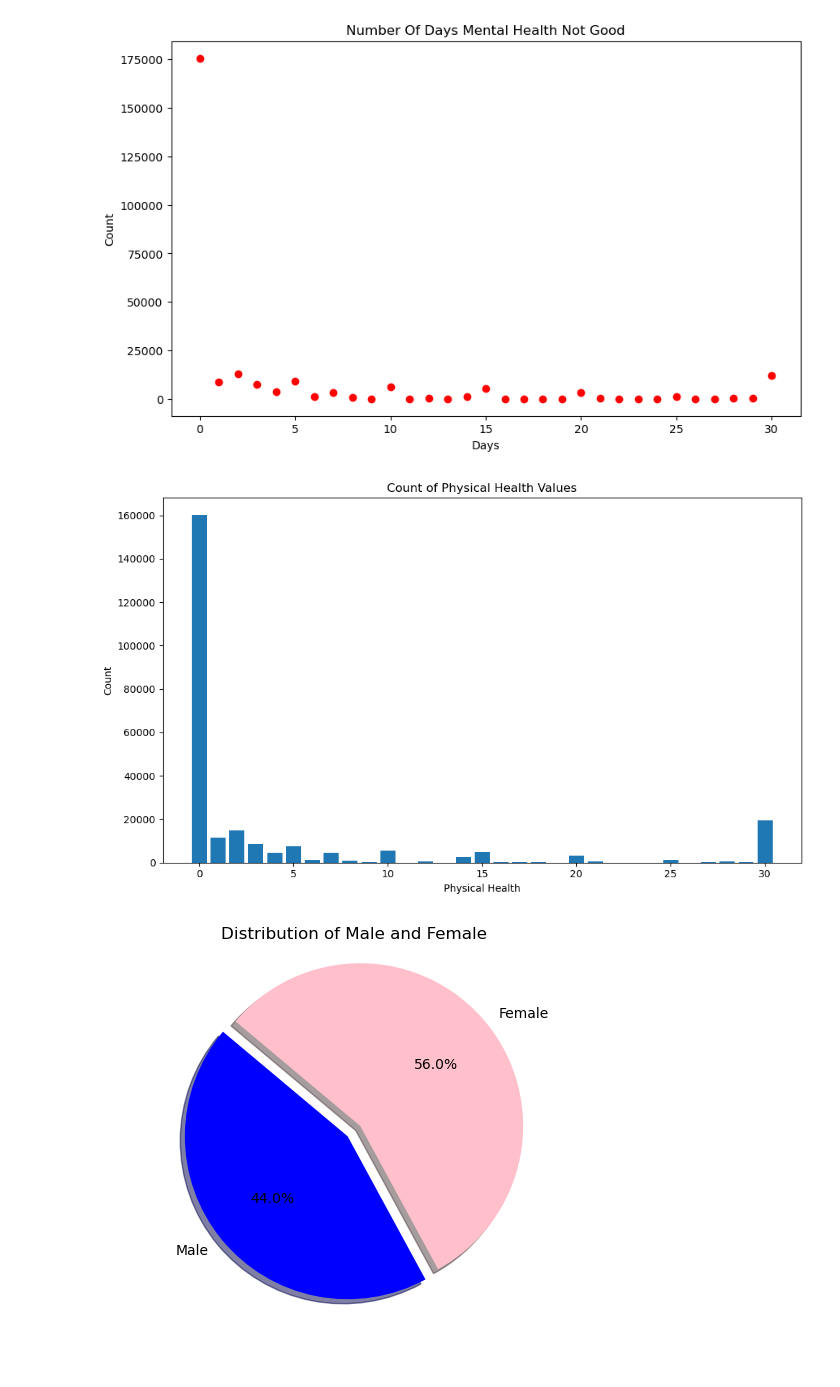
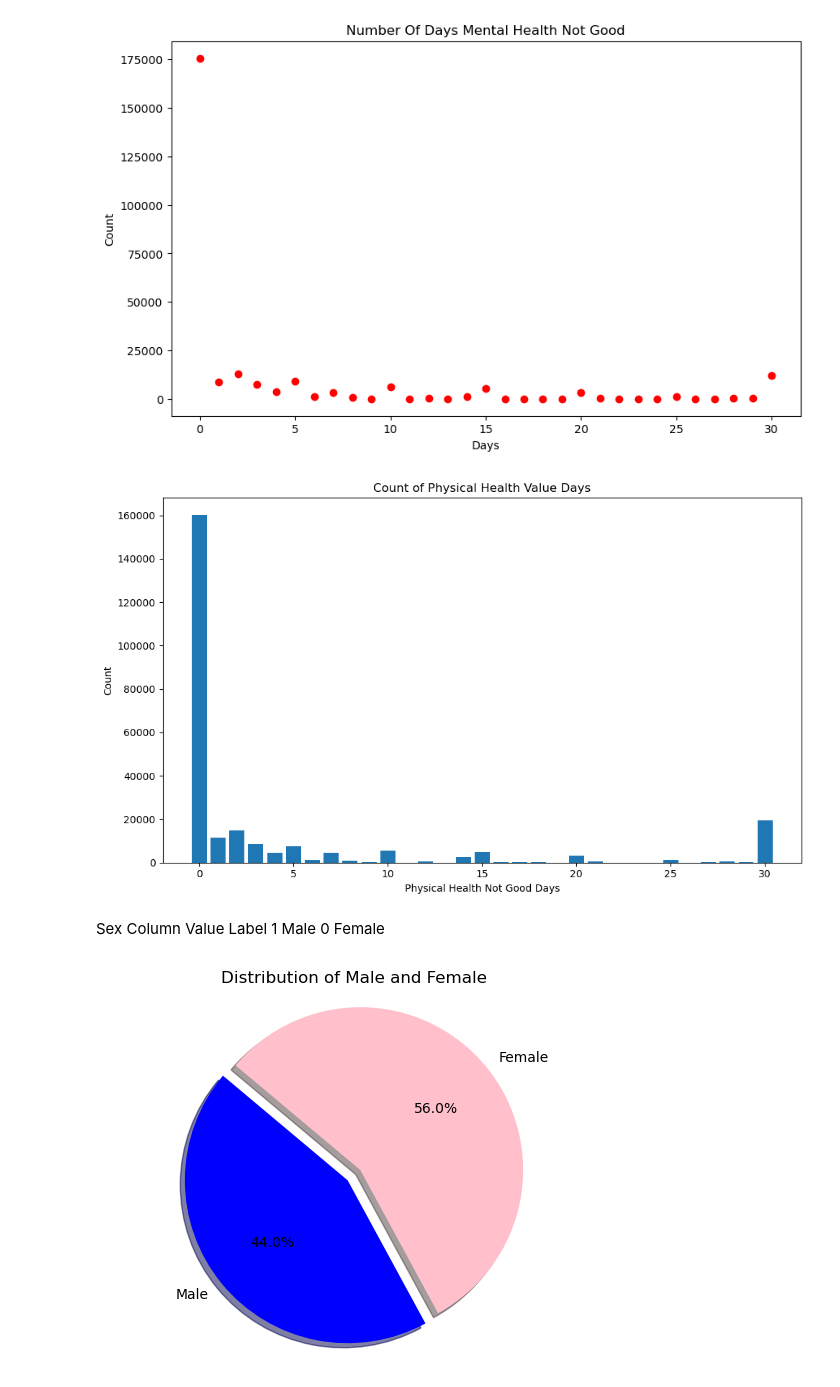
Before and after one commit to lykkelig/Capstone-Two, a Jupyter notebook: Capstone_Two_Diabetic_Prediction.ipynb, the cells around one changed output. Saved outputs shown, nothing was run; the diff lists cells and outputs as text; code cells hidden in the pictures; blank space fills up the shorter version.

```diff
--- a/Capstone_Two_Diabetic_Prediction.ipynb
+++ b/Capstone_Two_Diabetic_Prediction.ipynb
@@ -364,26 +751,26 @@ plt.show()
 # %%
 # Let's plot the Physical Health and see how it is distributed by value
 # Count the occurrences of each unique value in the "PhysHlth" column
-bmi_counts = features_df['PhysHlth'].value_counts()
+ph_counts = features_df['PhysHlth'].value_counts()
 
 # Create the bar chart
 # Set the figure size
 plt.figure(figsize=(10, 6))
 
 # Plot the bar chart using plt.bar()
-plt.bar(bmi_counts.index, bmi_counts.values)
+plt.bar(ph_counts.index, ph_counts.values)
 
 # Always add labels and titles
-plt.xlabel('Physical Health')
+plt.xlabel('Physical Health Not Good Days')
 plt.ylabel('Count')
-plt.title('Count of Physical Health Values')
+plt.title('Count of Physical Health Value Days')
 
 # Rotate x-axis labels for better readability
 plt.xticks(rotation=0)
 
 # Ensure all elements fit within the figure
 plt.tight_layout()
 # Show the plot
 plt.show()
 # %% [output]
-[figure, old version]
+[figure, new version]
@@ -395,3 +777,8 @@ Value    Label
+# %% [markdown]
+Sex Column
+Value    Label
+  1      Male
+  0      Female
 # %%
 male_count = (features_df['Sex'] == 1).sum()
 female_count = (features_df['Sex'] == 0).sum()
```
Also changed, not shown: parts of 23 cells of this notebook.
